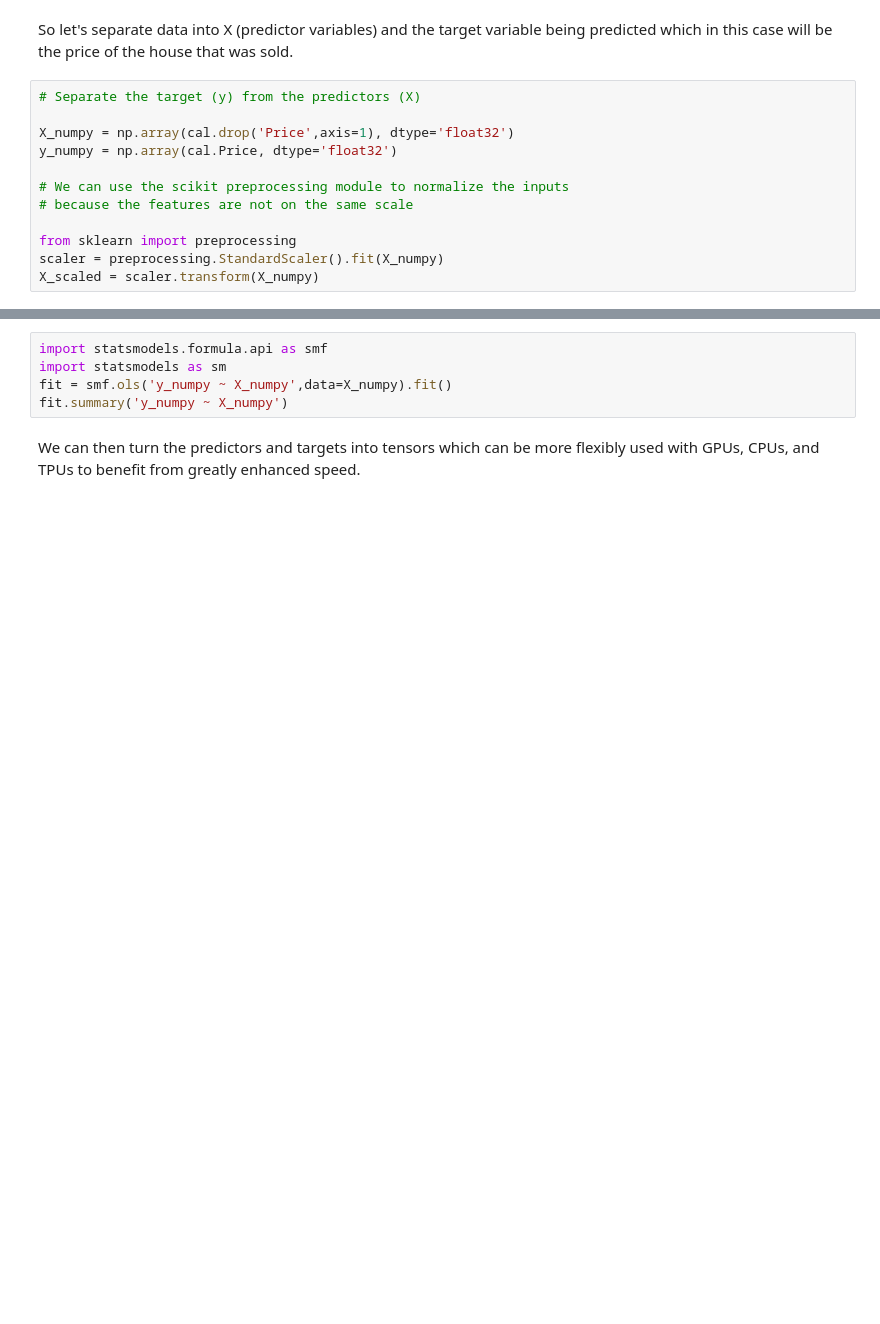
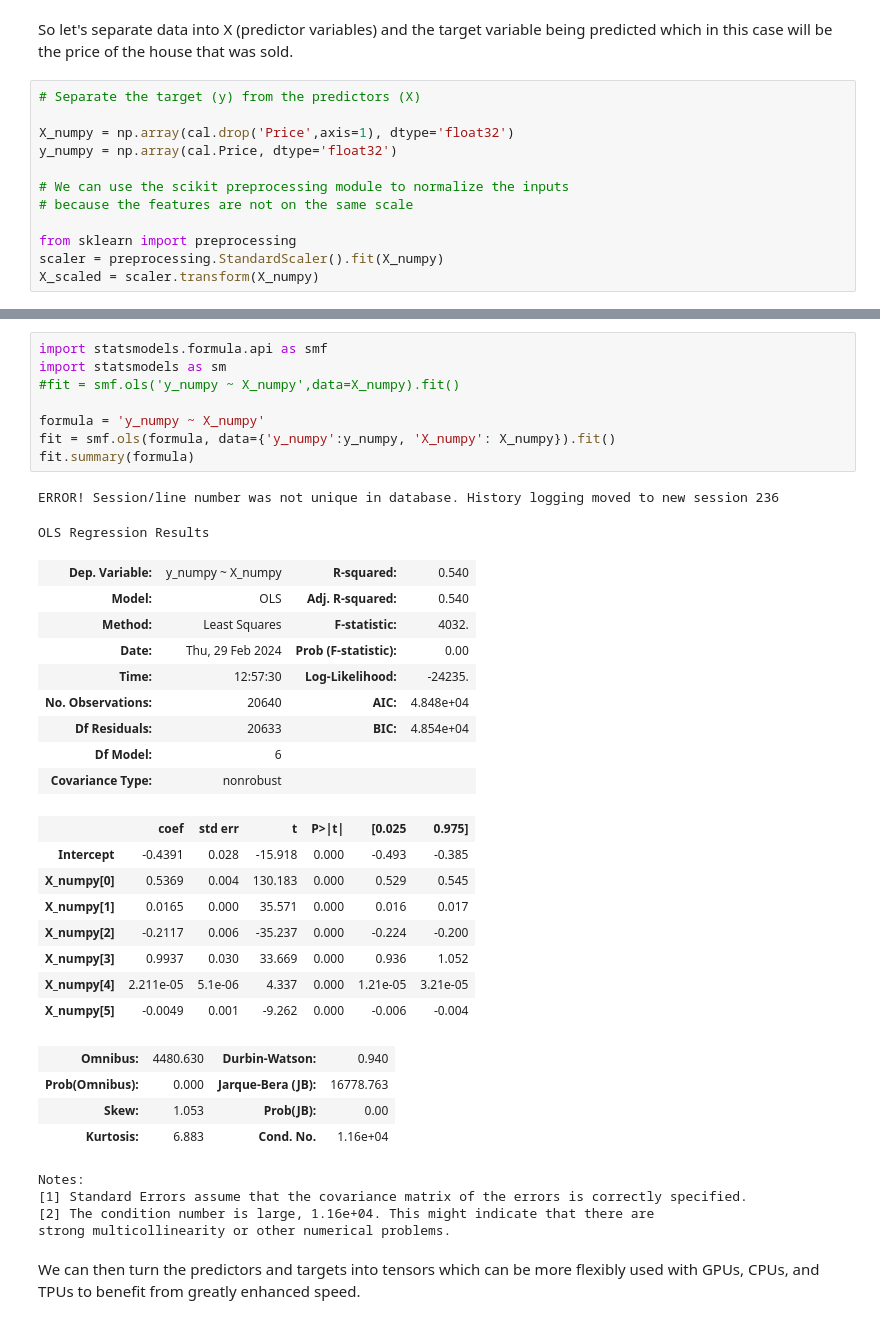
Before and after one commit to steviep42/bios_534, a Jupyter notebook: torch_regression.ipynb, the cells around one changed output, grey strips where cells are left out. Saved outputs shown, nothing was run; the diff lists cells and outputs as text; blank space fills up the shorter version.

```diff
--- a/torch_regression.ipynb
+++ b/torch_regression.ipynb
@@ -644,8 +644,39 @@ cal.plot.hexbin(x='MedInc',y='Price',bins="log")
 # %%
 import statsmodels.formula.api as smf
 import statsmodels as sm
-fit = smf.ols('y_numpy ~ X_numpy',data=X_numpy).fit()
-fit.summary('y_numpy ~ X_numpy')
+#fit = smf.ols('y_numpy ~ X_numpy',data=X_numpy).fit()
+
+formula = 'y_numpy ~ X_numpy'
+fit = smf.ols(formula, data={'y_numpy':y_numpy, 'X_numpy': X_numpy}).fit()
+fit.summary(formula)
+# %% [output]
+ERROR! Session/line number was not unique in database. History logging moved to new session 236
+OLS Regression Results
+| Dep. Variable: | y_numpy ~ X_numpy | R-squared: | 0.540 |
+| Model: | OLS | Adj. R-squared: | 0.540 |
+| Method: | Least Squares | F-statistic: | 4032. |
+| Date: | Thu, 29 Feb 2024 | Prob (F-statistic): | 0.00 |
+| Time: | 12:57:30 | Log-Likelihood: | -24235. |
+| No. Observations: | 20640 | AIC: | 4.848e+04 |
+| Df Residuals: | 20633 | BIC: | 4.854e+04 |
+| Df Model: | 6 |  |  |
+| Covariance Type: | nonrobust |  |  |
+|  | coef | std err | t | P>|t| | [0.025 | 0.975] |
+| Intercept | -0.4391 | 0.028 | -15.918 | 0.000 | -0.493 | -0.385 |
+| X_numpy[0] | 0.5369 | 0.004 | 130.183 | 0.000 | 0.529 | 0.545 |
+| X_numpy[1] | 0.0165 | 0.000 | 35.571 | 0.000 | 0.016 | 0.017 |
+| X_numpy[2] | -0.2117 | 0.006 | -35.237 | 0.000 | -0.224 | -0.200 |
+| X_numpy[3] | 0.9937 | 0.030 | 33.669 | 0.000 | 0.936 | 1.052 |
+| X_numpy[4] | 2.211e-05 | 5.1e-06 | 4.337 | 0.000 | 1.21e-05 | 3.21e-05 |
+| X_numpy[5] | -0.0049 | 0.001 | -9.262 | 0.000 | -0.006 | -0.004 |
+| Omnibus: | 4480.630 | Durbin-Watson: | 0.940 |
+| Prob(Omnibus): | 0.000 | Jarque-Bera (JB): | 16778.763 |
+| Skew: | 1.053 | Prob(JB): | 0.00 |
+| Kurtosis: | 6.883 | Cond. No. | 1.16e+04 |
+Notes:
+[1] Standard Errors assume that the covariance matrix of the errors is correctly specified.
+[2] The condition number is large, 1.16e+04. This might indicate that there are
+strong multicollinearity or other numerical problems.
 # %% [markdown]
 We can then turn the predictors and targets into tensors which can be more flexibly used with GPUs, CPUs, and TPUs to benefit from greatly enhanced speed.
 # %%
```
Also changed, not shown: parts of 4 cells of this notebook.
